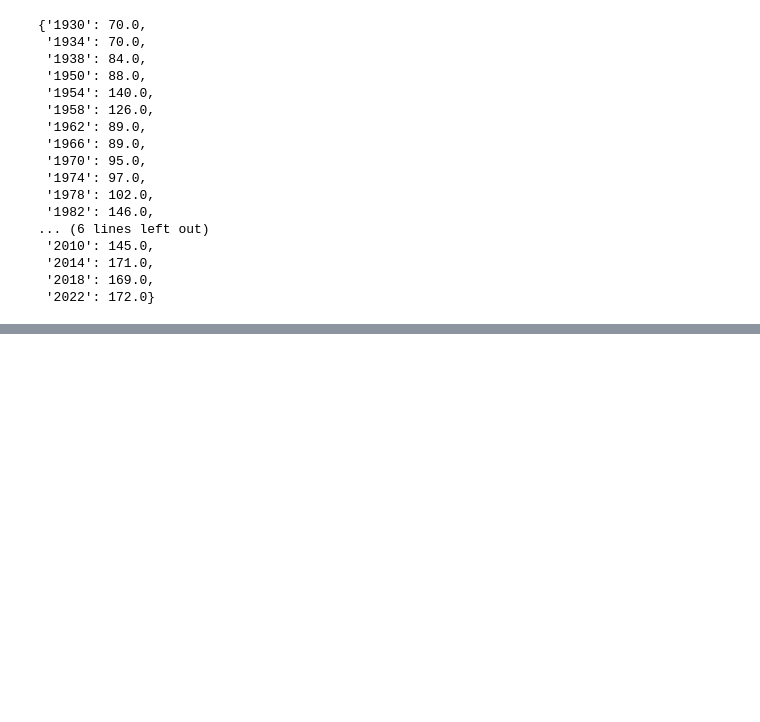
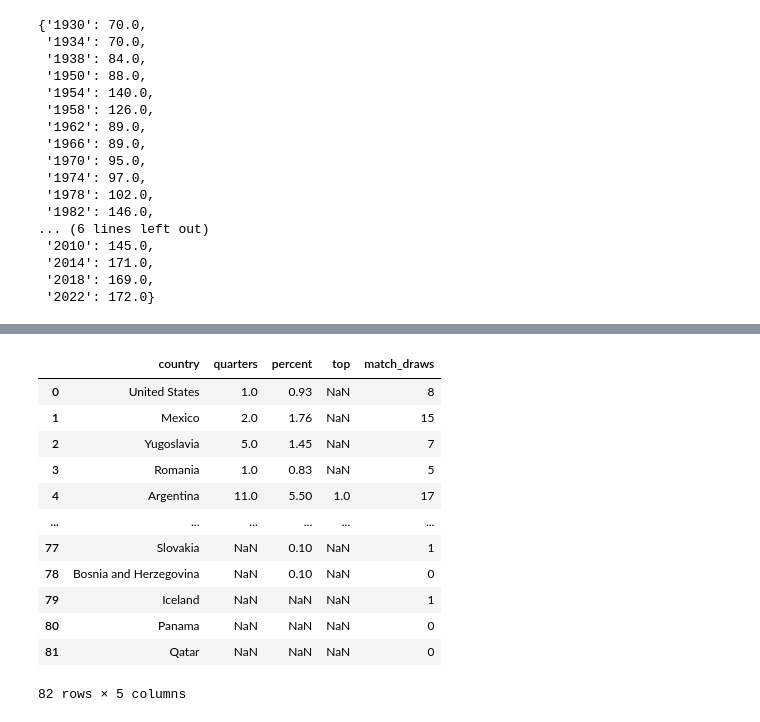
Before and after one commit to LuisST-2000/Extraccion-de-Data, a Jupyter notebook: Data_Football.ipynb, the cells around one changed output, grey strips where cells are left out. Saved outputs shown, nothing was run; the diff lists cells and outputs as text; code cells hidden in the pictures; blank space fills up the shorter version.

```diff
--- a/Data_Football.ipynb
+++ b/Data_Football.ipynb
@@ -360,0 +585,7 @@ merged_df.goles_totales.where(merged_df.date_year == '1930').sum()
+# %%
+cup_winner = ['Brazil','Italy','Germany','Argentina', 'Uruguay','France','England','Spain']
+top = [1,1,1,1,1,1,1,1]
+world_wins = pd.DataFrame(zip(cup_winner, top), columns = ['country','top'])
+# %%
+data_football = pd.merge(data_football, world_wins, on= ['country'], how = 'left')
+data_football
@@ -360,0 +606,3 @@ merged_df.goles_totales.where(merged_df.date_year == '1930').sum()
+# %%
+draws_by_country = merged_df.where(((merged_df.home_team == 'Argentina') | (merged_df.away_team == 'Argentina')) & (merged_df.home_score == merged_df.away_score) | (merged_df.winner == 'Draw')).value_counts()
+draws_by_country.values.sum()
@@ -360,0 +611,12 @@ merged_df.goles_totales.where(merged_df.date_year == '1930').sum()
+# %%
+countries = list(new_data_football.participant.unique())
+participants = []
+draws = []
+for country in countries:
+  draws_by_country = merged_df.where(((merged_df.home_team == country) | (merged_df.away_team == country)) & ((merged_df.home_score == merged_df.away_score) | (merged_df.winner == 'Draw'))).value_counts()
+  participants.append(country)
+  draws.append(draws_by_country.values.sum())
+print(participants)
+print(draws)
+data_draws = pd.DataFrame(zip(participants, draws), columns=['country','match_draws'])
+data_draws
@@ -360,0 +639,17 @@ merged_df.goles_totales.where(merged_df.date_year == '1930').sum()
+# %%
+data_football = pd.merge(data_football, data_draws, on = 'country', how = 'left')
+data_football
+# %% [output]
+|  | country | quarters | percent | top | match_draws |
+| 0 | United States | 1.0 | 0.93 | NaN | 8 |
+| 1 | Mexico | 2.0 | 1.76 | NaN | 15 |
+| 2 | Yugoslavia | 5.0 | 1.45 | NaN | 7 |
+| 3 | Romania | 1.0 | 0.83 | NaN | 5 |
+| 4 | Argentina | 11.0 | 5.50 | 1.0 | 17 |
+| ... | ... | ... | ... | ... | ... |
+| 77 | Slovakia | NaN | 0.10 | NaN | 1 |
+| 78 | Bosnia and Herzegovina | NaN | 0.10 | NaN | 0 |
+| 79 | Iceland | NaN | NaN | NaN | 1 |
+| 80 | Panama | NaN | NaN | NaN | 0 |
+| 81 | Qatar | NaN | NaN | NaN | 0 |
+82 rows × 5 columns
```
Also changed, not shown: parts of 36 cells of this notebook.
